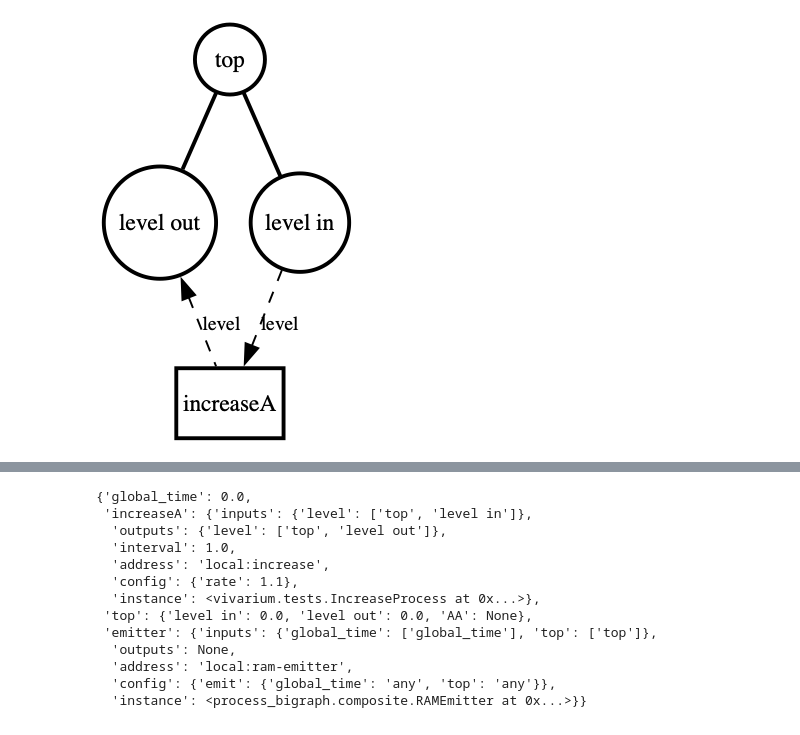
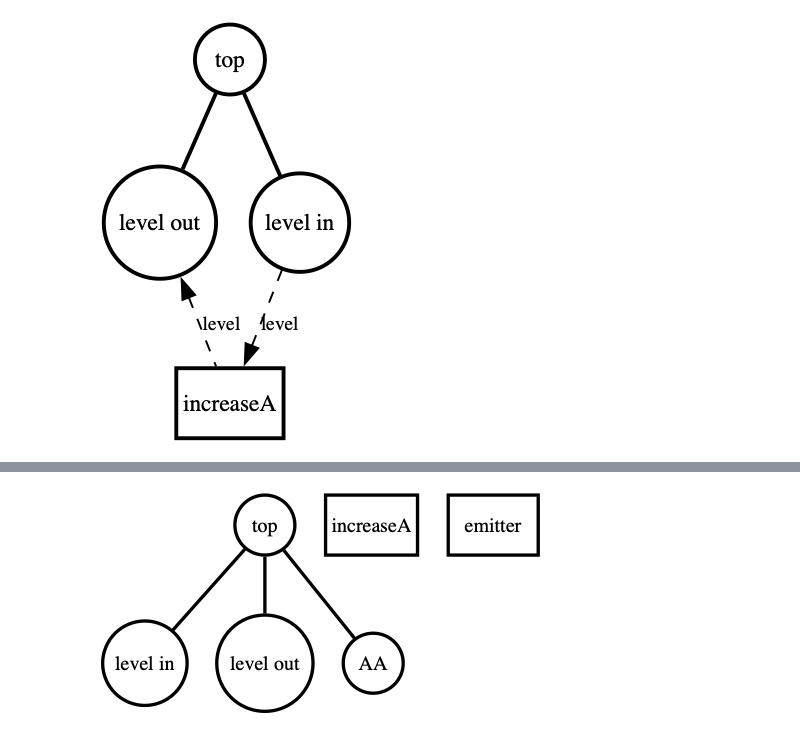
Before and after one commit to vivarium-collective/vivarium-interface, a Jupyter notebook: vivarium/notebooks/demo.ipynb, the cells around one changed output, grey strips where cells are left out. Saved outputs shown, nothing was run; the diff lists cells and outputs as text; code cells hidden in the pictures.

Commit message:
load document from path

```diff
--- a/vivarium/notebooks/demo.ipynb
+++ b/vivarium/notebooks/demo.ipynb
@@ -101,16 +93,5 @@ v.make_document()
-# %%
-v.composite.state
-# %% [output]
-{'global_time': 0.0,
- 'increaseA': {'inputs': {'level': ['top', 'level in']},
-  'outputs': {'level': ['top', 'level out']},
-  'interval': 1.0,
-  'address': 'local:increase',
-  'config': {'rate': 1.1},
-  'instance': <vivarium.tests.IncreaseProcess at 0x...>},
- 'top': {'level in': 0.0, 'level out': 0.0, 'AA': None},
- 'emitter': {'inputs': {'global_time': ['global_time'], 'top': ['top']},
-  'outputs': None,
-  'address': 'local:ram-emitter',
-  'config': {'emit': {'global_time': 'any', 'top': 'any'}},
-  'instance': <process_bigraph.composite.RAMEmitter at 0x...>}}
+# %%
+v2 = Vivarium(document_path='out/demo1')
+v2.diagram(dpi='120')
+# %% [output]
+[figure, added]
```
Also changed, not shown: parts of 5 cells of this notebook, 1 other file.
